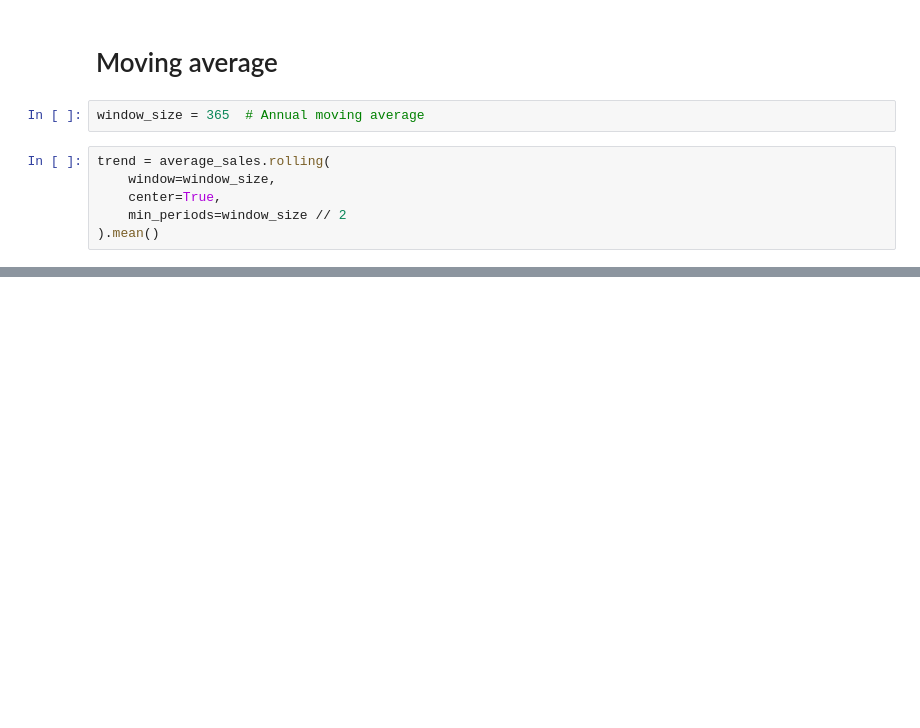
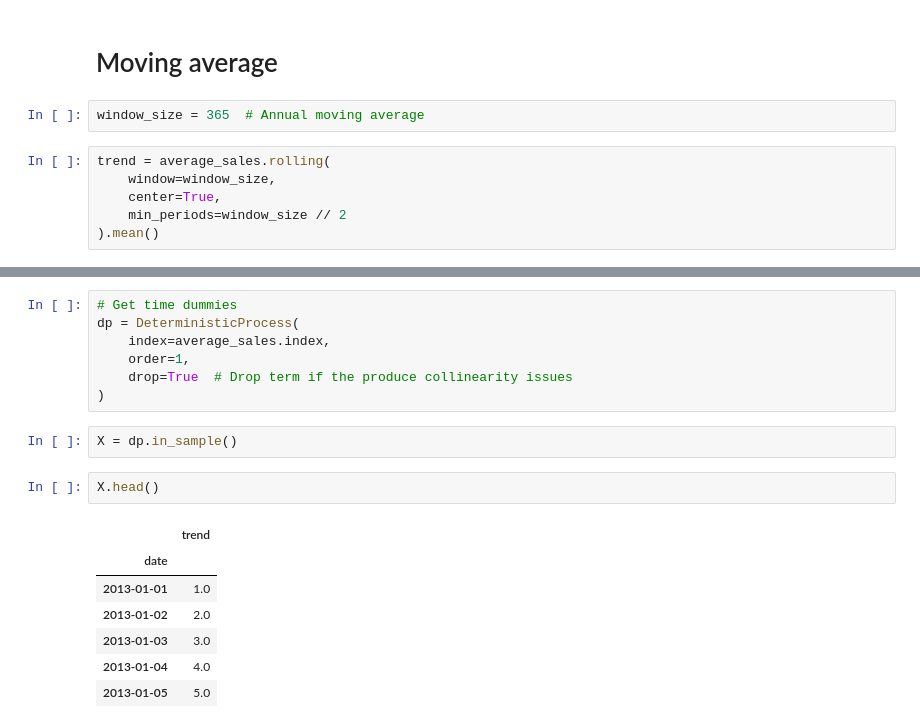
Before and after one commit to GerardoA01701474/EquipoReto, a Jupyter notebook: trend-modeling.ipynb, the cells around one changed output, grey strips where cells are left out. Cells and saved outputs as stored; diff of their text form; blank space fills up the shorter version.

```diff
--- a/trend-modeling.ipynb
+++ b/trend-modeling.ipynb
@@ -64,0 +72,19 @@ Text(0.5, 1.0, 'Average sales trend')
+# %%
+# Get time dummies
+dp = DeterministicProcess(
+    index=average_sales.index,
+    order=1,
+    drop=True  # Drop term if the produce collinearity issues
+)
+# %%
+X = dp.in_sample()
+# %%
+X.head()
+# %% [output]
+|  | trend |
+| date |  |
+| 2013-01-01 | 1.0 |
+| 2013-01-02 | 2.0 |
+| 2013-01-03 | 3.0 |
+| 2013-01-04 | 4.0 |
+| 2013-01-05 | 5.0 |
```
Also changed, not shown: parts of 12 cells of this notebook.
